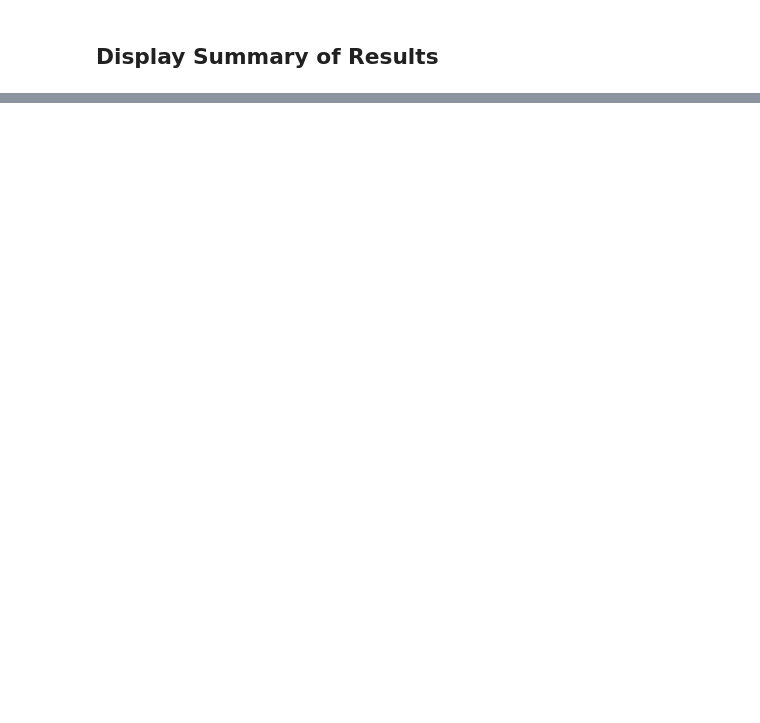
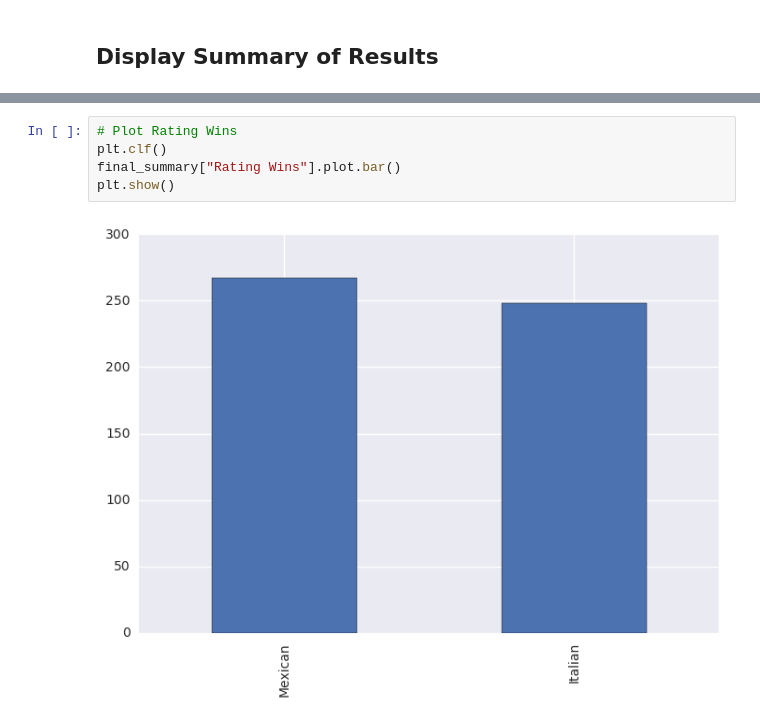
Before and after one commit to afhaque/ItalianVsMexican, a Jupyter notebook: ItalianVsMexican.ipynb, the cells around one changed output, grey strips where cells are left out. Cells and saved outputs as stored; diff of their text form; blank space fills up the shorter version.

```diff
--- a/ItalianVsMexican.ipynb
+++ b/ItalianVsMexican.ipynb
@@ -267,0 +271,7 @@ final_summary
+# %%
+# Plot Rating Wins
+plt.clf()
+final_summary["Rating Wins"].plot.bar()
+plt.show()
+# %% [output]
+[figure, added]
```
Also changed, not shown: parts of 27 cells of this notebook.
